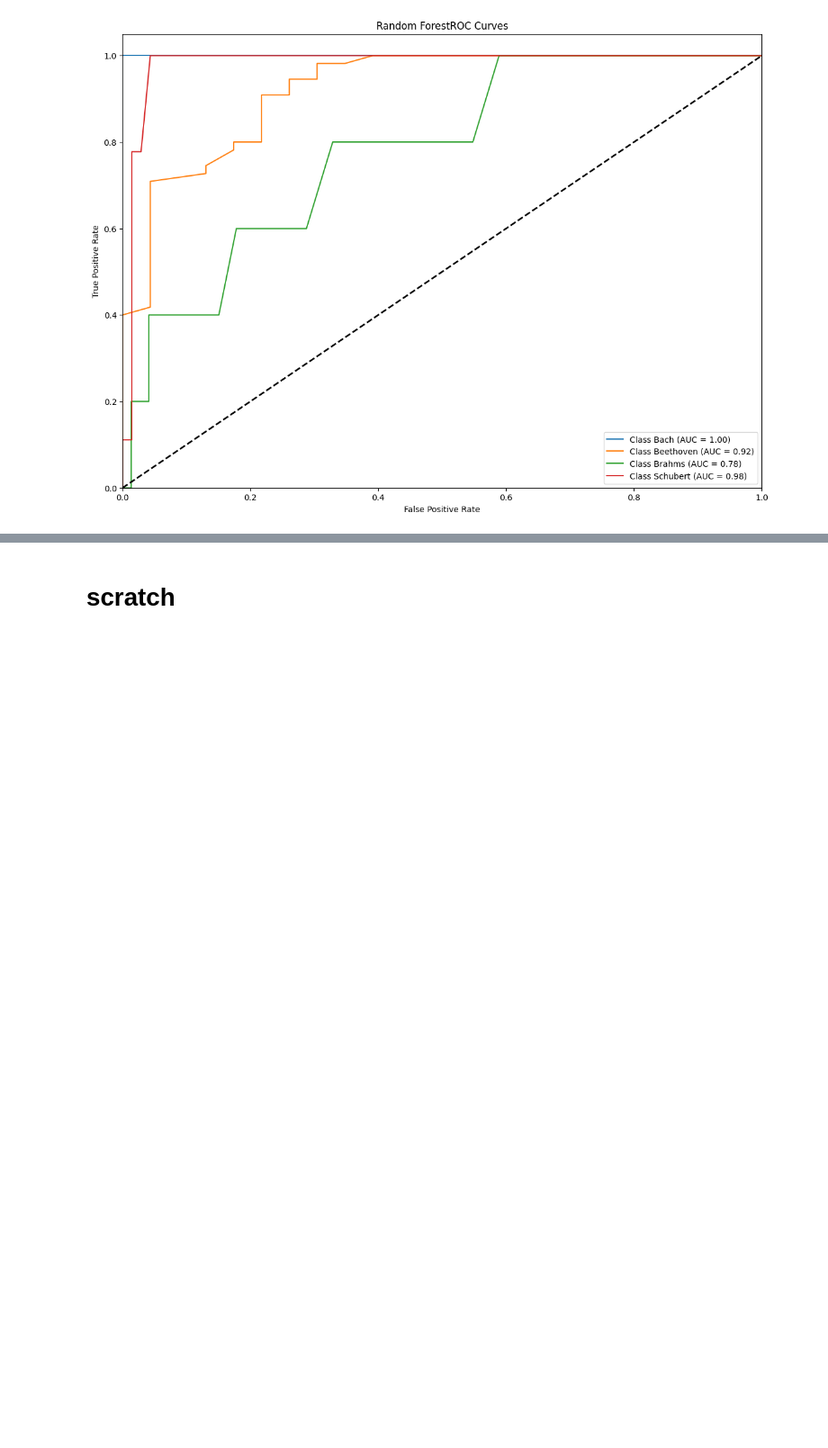
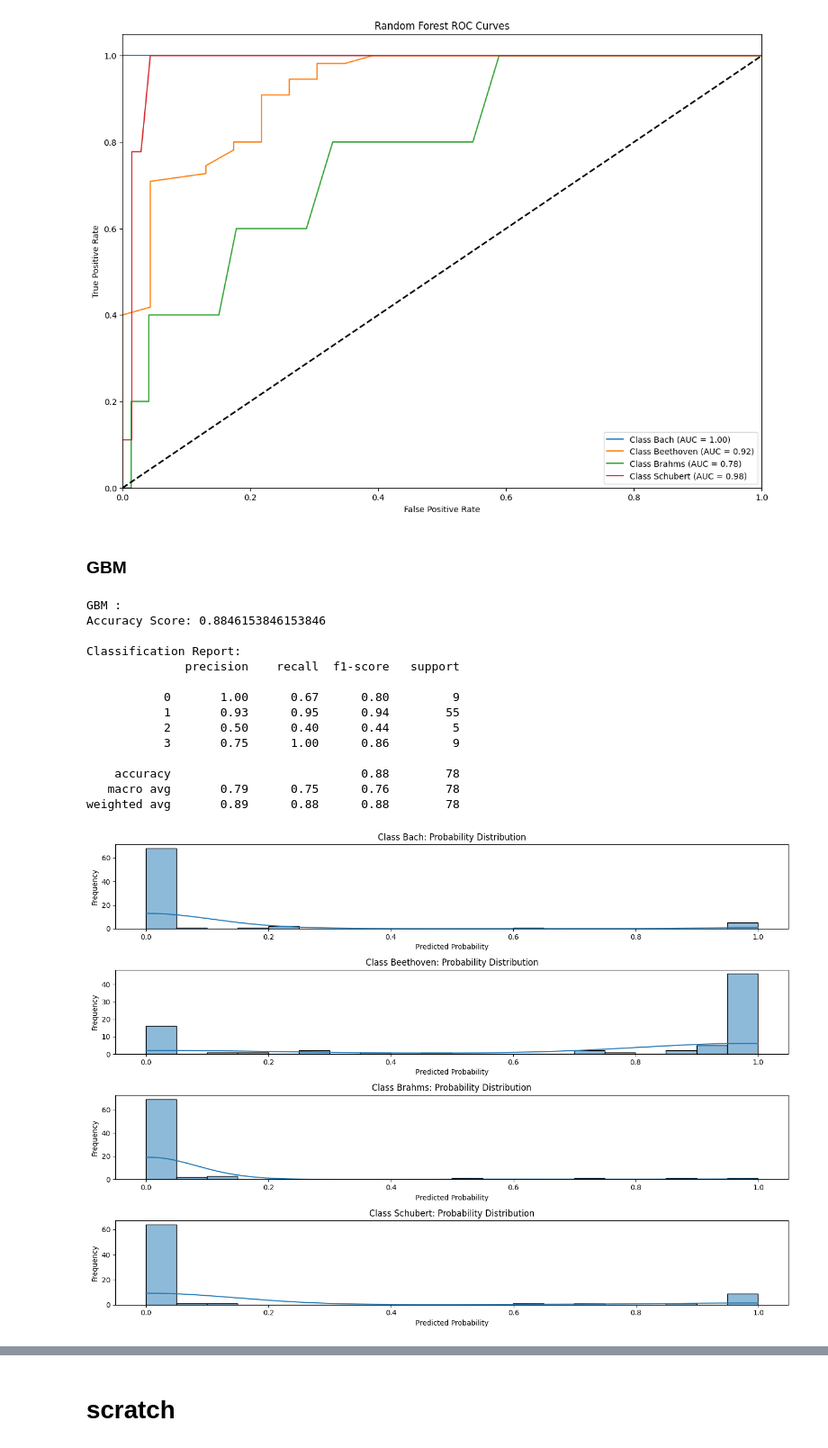
Before and after one commit to dBartMasters/sfl-challenge, a Jupyter notebook: explore_nb_mido.ipynb, the cells around one changed output, grey strips where cells are left out. Shown at 90% size. Cells and saved outputs as stored; diff of their text form; code cells hidden in the pictures; blank space fills up the shorter version.

Commit message:
add final classification

```diff
--- a/explore_nb_mido.ipynb
+++ b/explore_nb_mido.ipynb
@@ -230,8 +235,11 @@ label_encoder_composer = LabelEncoder()
 df_labeled['composer'] = label_encoder_composer.fit_transform(df_labeled['composer'])
 # %%
 # Define the features (X) and target (y)
-X = df_labeled.drop(columns=['composer', 'key'])
+X = df_labeled.drop(columns=['composer', 'filename','key'])
 y = df_labeled['composer']
+
+# Define features for unlabeled data
+z = df_unlabeled.drop(columns=['filename','key'])
 # %%
 # Split the data into training and testing sets
 X_train, X_test, y_train, y_test = train_test_split(X, y, test_size=0.4, random_state=42)
@@ -355,3 +363,31 @@ Classification Report:
 weighted avg       0.80      0.81      0.78        78
 [figure]
 [figure]
+# %% [markdown]
+### GBM
+# %%
+# Build and train the Random Forest classifier
+gb_classifier = GradientBoostingClassifier(n_estimators=100, random_state=42)
+gb_classifier.fit(X_train, y_train)
+# Predict the target on the test set
+y_pred_gb = gb_classifier.predict(X_test)
+# Get the classification probabilities for each class
+y_proba_gb = gb_classifier.predict_proba(X_test)
+# %%
+model_eval("GBM", y_test, y_pred_gb, y_proba_gb, label_encoder_composer)
+# %% [output]
+GBM :
+Accuracy Score: 0.8846153846153846
+
+Classification Report:
+              precision    recall  f1-score   support
+
+           0       1.00      0.67      0.80         9
+           1       0.93      0.95      0.94        55
+           2       0.50      0.40      0.44         5
+           3       0.75      1.00      0.86         9
+
+    accuracy                           0.88        78
+   macro avg       0.79      0.75      0.76        78
+weighted avg       0.89      0.88      0.88        78
+[figure, added]
```
Also changed, not shown: parts of 28 cells of this notebook, 1 other file.
